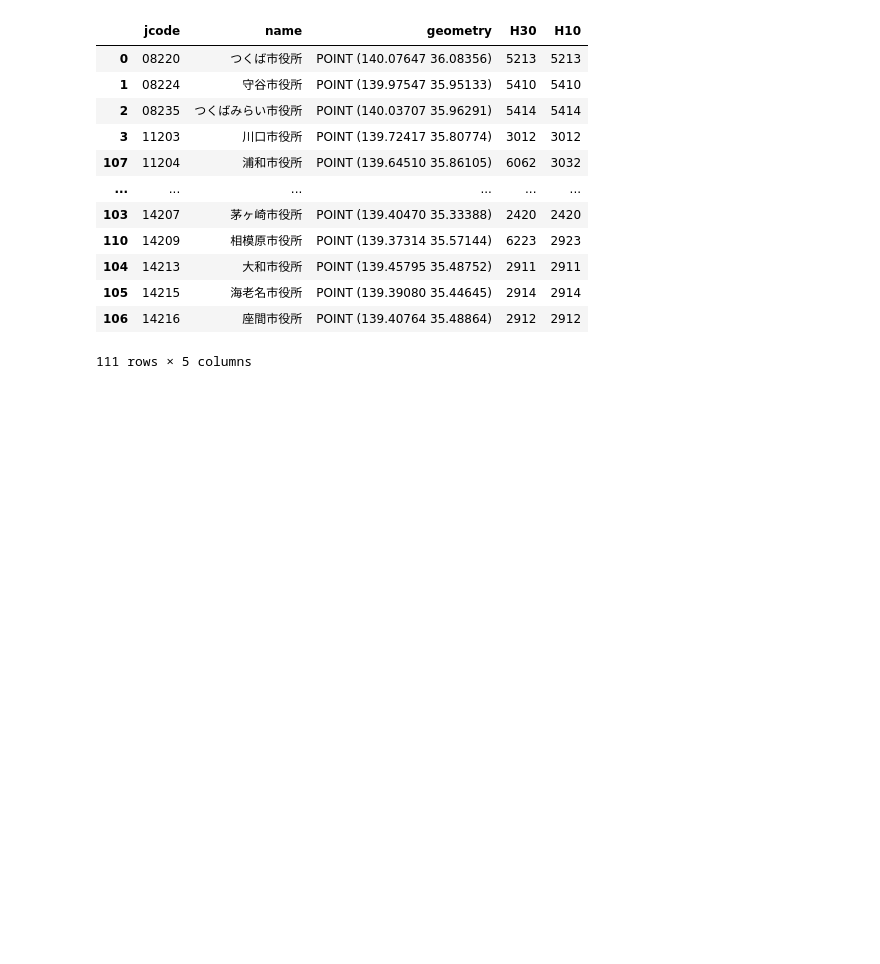
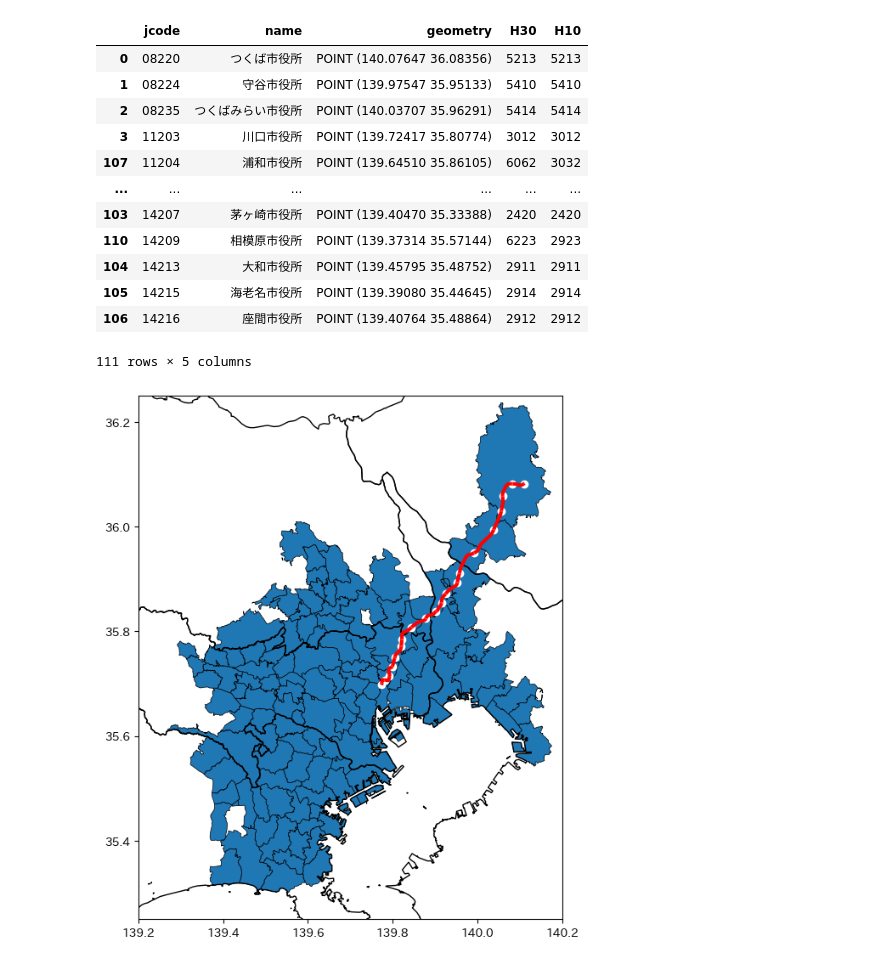
Before and after one commit to nagampere/horkew, a Jupyter notebook: analysis/master_thesis/data_setup.ipynb, the cells around one changed output. Saved outputs shown, nothing was run; the diff lists cells and outputs as text; code cells hidden in the pictures; blank space fills up the shorter version.

```diff
--- a/analysis/master_thesis/data_setup.ipynb
+++ b/analysis/master_thesis/data_setup.ipynb
@@ -260,3 +260,46 @@ gdf_gov
 111 rows × 5 columns
 # %%
 gdf_gov.to_file('data/setup_2000_2020/gov_poi.geojson',driver='GeoJSON')
+# %%
+import os
+import geopandas as gpd
+import matplotlib.pyplot as plt
+import matplotlib.colors as colors
+from matplotlib.colors import Normalize
+import japanize_matplotlib
+
+gdf_KEN = gpd.read_file(os.path.join(os.getcwd(), 'sources','japan_ver84/japan_ver84.shp'))
+gdf_KEN = gdf_KEN.dissolve('KEN').query('KEN in ["茨城県","埼玉県", "千葉県", "東京都", "神奈川県"]')
+gdf_ln = gpd.read_file(os.path.join(os.getcwd(), 'sources', 'tx_line.geojson'))
+gdf_st = gpd.read_file(os.path.join(os.getcwd(), 'sources', 'tx_station.geojson'))
+# %%
+def plot_gdf(given_gdf, dir, col, unit, format):
+    fig = given_gdf.plot(
+        legend=False,
+        edgecolor='black',  # 境界線の色
+        linewidth=0.5,
+        figsize=(8, 8),
+        # color='grey',  # 塗りつぶし色をグレーに設定
+        legend_kwds={'shrink': 0.65, 'format': format},
+        missing_kwds={'color': 'white', "hatch": "///", "edgecolor": "black"}
+    )
+    fig = gdf_KEN.plot(ax=fig, color=(0,0,0,0), edgecolor='black')
+    fig = gdf_ln.plot(ax=fig, color='red', linewidth=3)
+    fig = gdf_st.plot(ax=fig, color='white', edgecolor=None)
+    clb = fig.get_figure().axes[-1]
+    # clb.set_title(col)
+    # plt.text(140.35, 35.2, unit, horizontalalignment='right',verticalalignment='bottom')
+    fig.set_xlim(139.2, 140.2)
+    fig.set_ylim(35.25, 36.25)
+    plt.savefig(f"images/{dir}/jcode.png", format='png',bbox_inches="tight",pad_inches=0.1)
+# %%
+# GCIの読み込み
+df_gci = pd.read_csv('data/setup_2000_2020/code_gci.csv',header=None,names=['jcode','gci'],dtype={0:str,1:str})
+df_did = pd.merge(df_did,df_gci,on='jcode',how='left')
+df_did = df_did.join(df_did['gci'].apply(lambda x: get_geom(x)))
+df_did = df_did.drop(columns=['gci','id','N03_002','N03_005','N03_006','N03_007'])
+# %%
+gdf_did = gpd.GeoDataFrame(df_did,geometry='geometry')
+plot_gdf(gdf_did, '2020', '人口密度', '人/km2', '%.0f')
+# %% [output]
+[figure, added]
```
Also changed, not shown: parts of 1 cell of this notebook, 2 other files.
